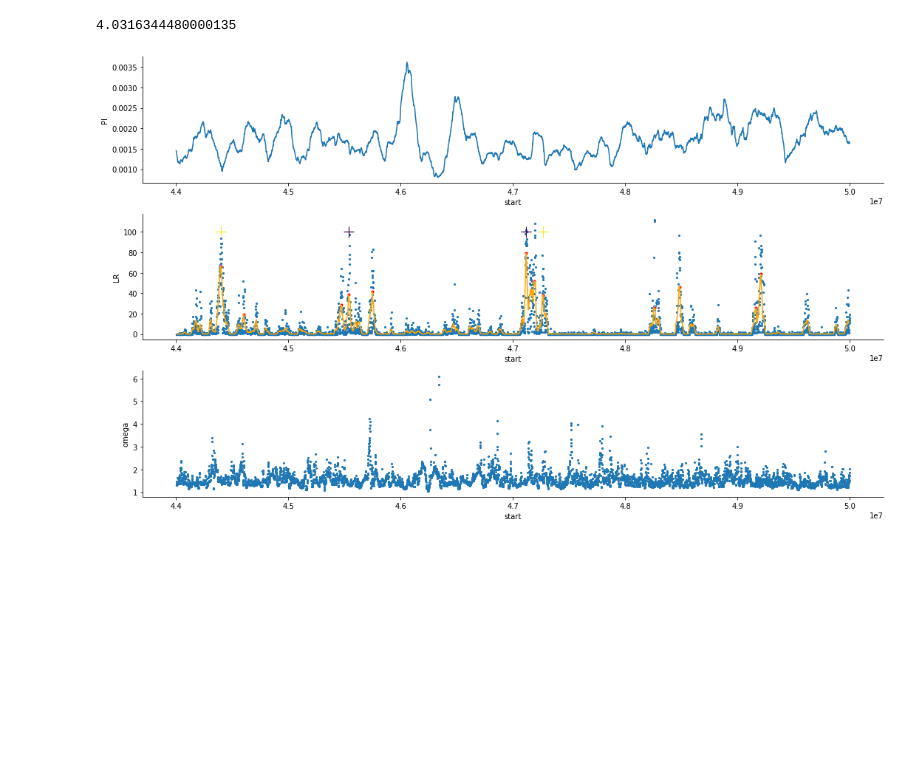
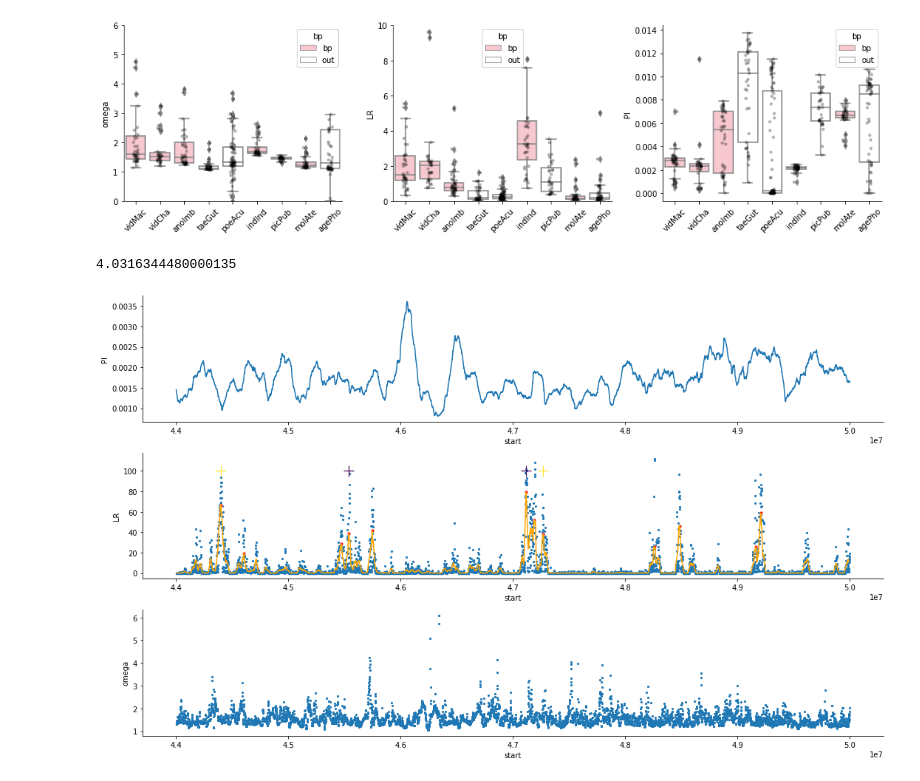
Before and after one commit to osipovarev/Brood_parasites_analysis, a Jupyter notebook: selective_sweeps_analysis.ipynb, the cells around one changed output. Saved outputs shown, nothing was run; the diff lists cells and outputs as text; code cells hidden in the pictures; blank space fills up the shorter version.

```diff
--- a/selective_sweeps_analysis.ipynb
+++ b/selective_sweeps_analysis.ipynb
@@ -81,3 +81,33 @@ temp_df['db'] = [db] * df.shape[0]
+# %%
+# Plot omega by chr by db
+values = ['omega', 'LR', 'PI']
+colors = ['pink', 'white']
+sns.set_palette(colors)
+
+fig, axes = plt.subplots(1, 3, figsize = (14, 4))
+
+for i in range(3):
+    axi = axes[i]
+    v = values[i]
+
+    sns.boxplot(ax=axi, data=all_omega_DF, x='db', y=v,  hue='bp', dodge=False)
+    sns.stripplot(ax=axi, data=all_omega_DF, x='db', y=v, color='black', alpha=0.3, s=4)
+
+    axi.set_xlabel('')
+    axi.tick_params(axis='x', rotation=45)
+    if v == 'omega':
+        axi.set_ylim(0, 6)
+    elif v == 'LR':
+        axi.set_ylim(0, 10)
+
+
+sns.despine(fig=None, ax=None, left=False, bottom=False, offset=None, trim=False)
+fig.tight_layout()
+
+pdf_name = 'omega_LR_PI.by_db.summary_stats.pdf'.format(db)
+# fig.savefig(pdf_name, bbox_inches='tight')
+# %% [output]
+[figure, added]
 # %%
 # OmegaPlus LD analysis
 
```
Also changed, not shown: parts of 2 cells of this notebook, 1 other file.
